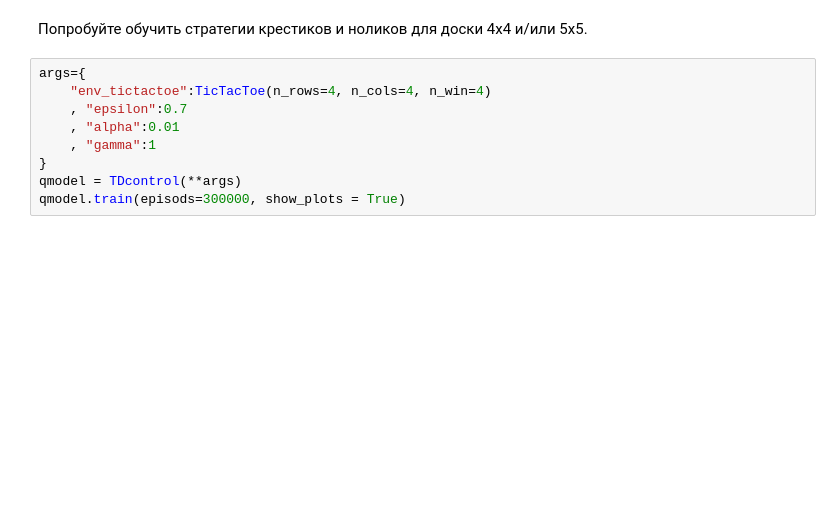
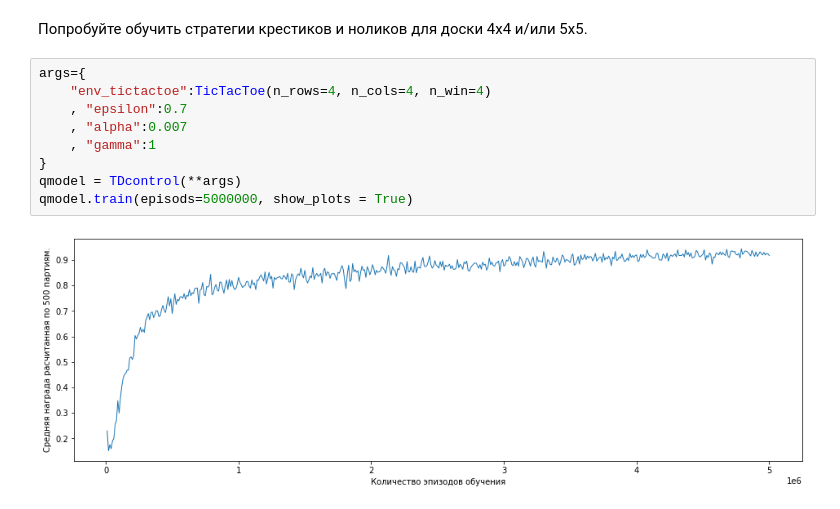
Before and after one commit to Kastalia/TicTacToe, a Jupyter notebook: ResearchTicTacToe.ipynb, the cells around one changed output. Saved outputs shown, nothing was run; the diff lists cells and outputs as text; blank space fills up the shorter version.

```diff
--- a/ResearchTicTacToe.ipynb
+++ b/ResearchTicTacToe.ipynb
@@ -355,9 +355,11 @@ qmodel.train(episods=50000, show_plots = True)
 # %%
 args={
     "env_tictactoe":TicTacToe(n_rows=4, n_cols=4, n_win=4)
     , "epsilon":0.7
-    , "alpha":0.01
+    , "alpha":0.007
     , "gamma":1
 }
 qmodel = TDcontrol(**args)
-qmodel.train(episods=300000, show_plots = True)
+qmodel.train(episods=5000000, show_plots = True)
+# %% [output]
+[figure, added]
```
Also changed, not shown: parts of 2 cells of this notebook.
